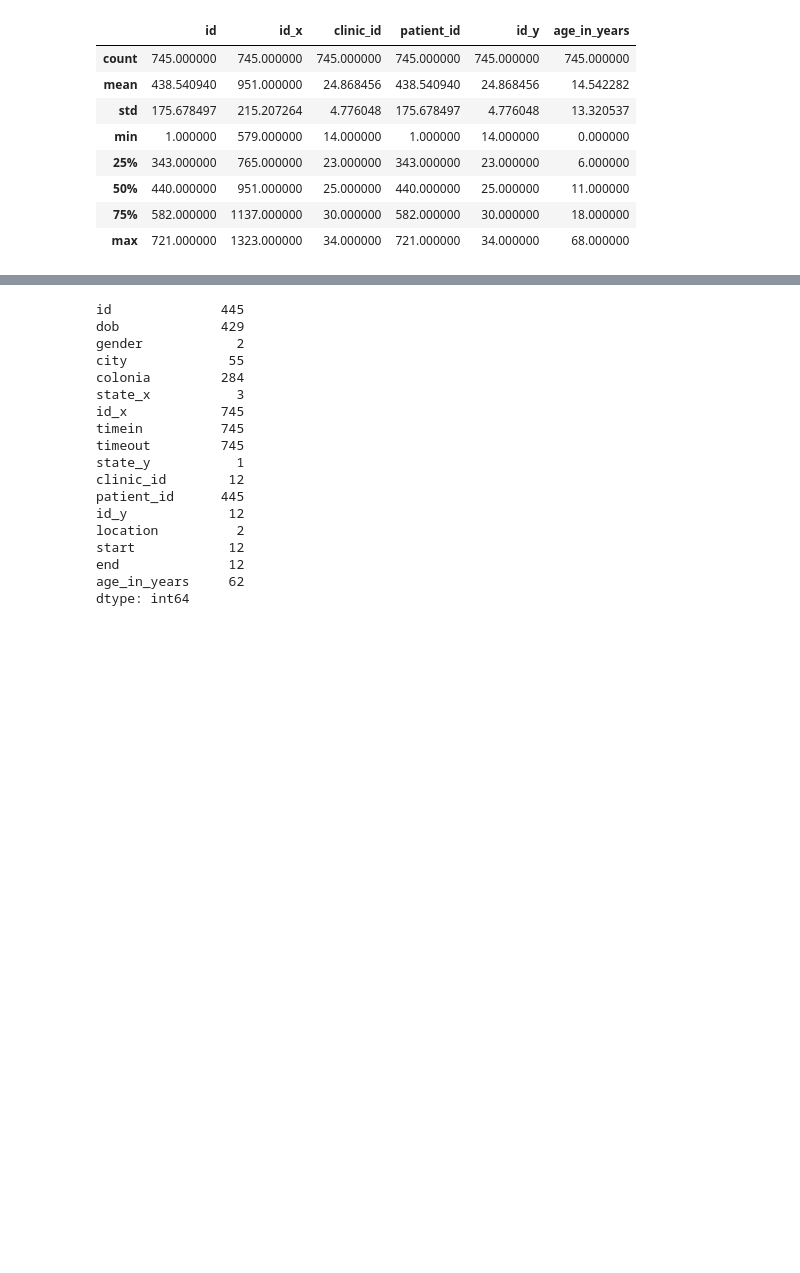
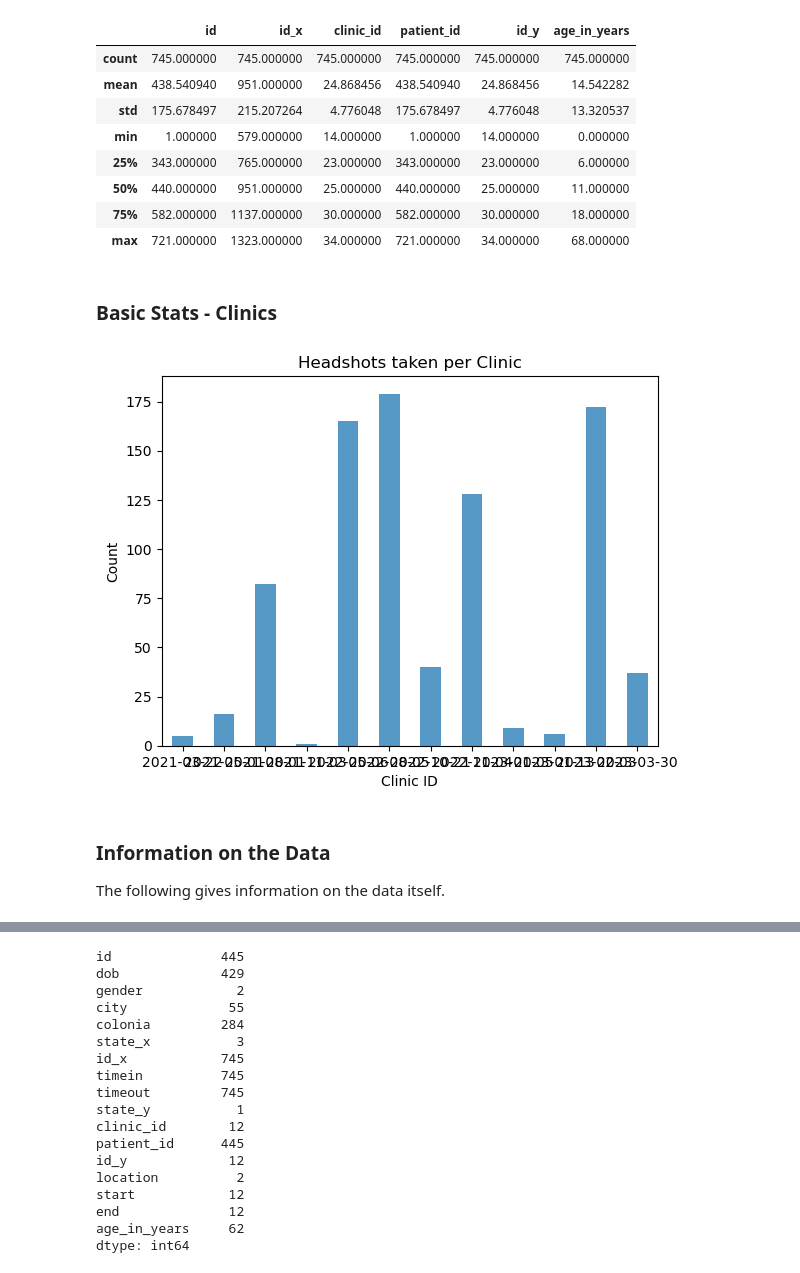
Before and after one commit to slogan621/tscharts, a Jupyter notebook: tools/datascience/Notebooks/General_Info.ipynb, the cells around one changed output, grey strips where cells are left out. Cells and saved outputs as stored; diff of their text form; code cells hidden in the pictures; blank space fills up the shorter version.

```diff
--- a/tools/datascience/Notebooks/General_Info.ipynb
+++ b/tools/datascience/Notebooks/General_Info.ipynb
@@ -90,3 +88,16 @@ merged_df.describe()
 | 50% | 440.000000 | 951.000000 | 25.000000 | 440.000000 | 25.000000 | 11.000000 |
 | 75% | 582.000000 | 1137.000000 | 30.000000 | 582.000000 | 30.000000 | 18.000000 |
 | max | 721.000000 | 1323.000000 | 34.000000 | 721.000000 | 34.000000 | 68.000000 |
+# %% [markdown]
+### Basic Stats - Clinics
+# %%
+TSD.headshot_df['clinic_id'].value_counts().sort_index().plot(kind='bar', alpha=0.75, rot=0)
+plt.title("Headshots taken per Clinic")
+plt.xlabel("Clinic ID")
+plt.ylabel("Count")
+plt.show()
+# %% [output]
+[figure, added]
+# %% [markdown]
+### Information on the Data
+The following gives information on the data itself.
```
Also changed, not shown: parts of 14 cells of this notebook, 1 other file.
